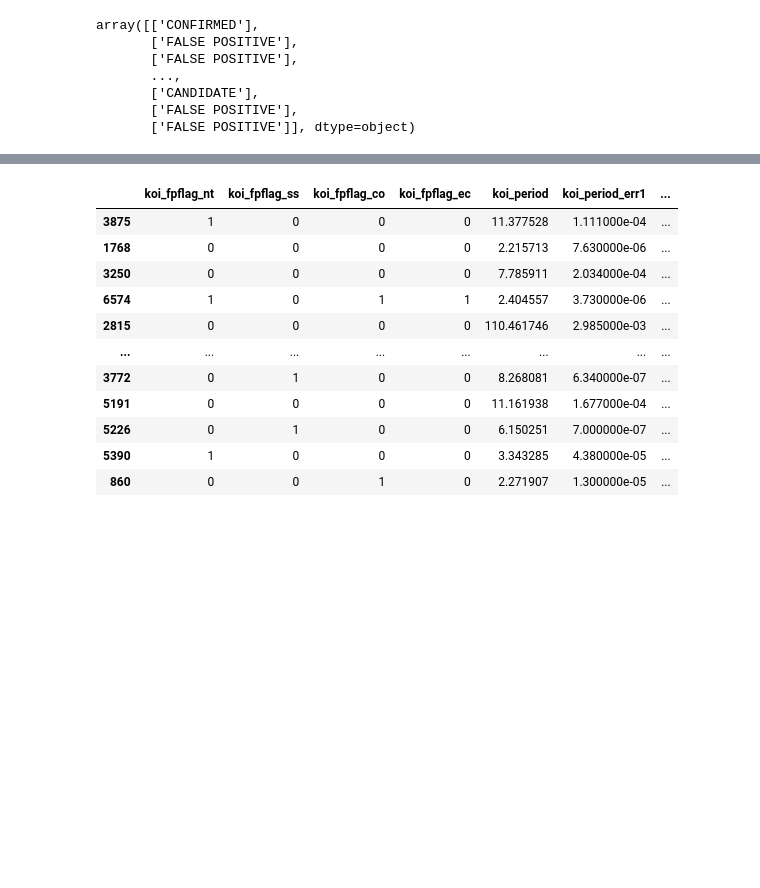
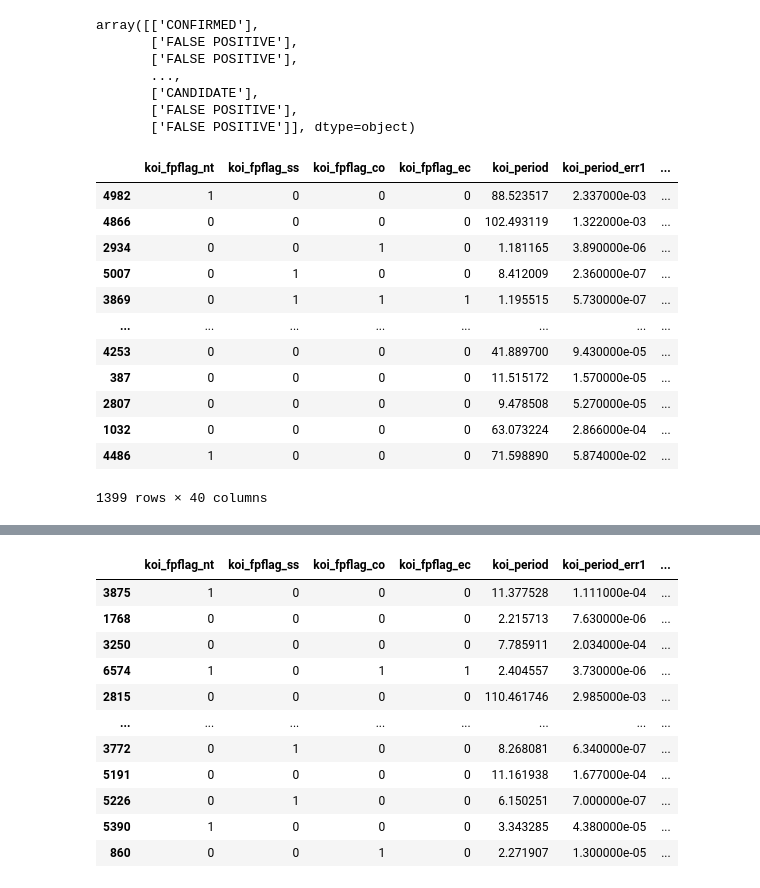
Before and after one commit to saurin33/machine_learning_challenge, a Jupyter notebook: starter_code/model_1.ipynb, the cells around one changed output, grey strips where cells are left out. Saved outputs shown, nothing was run; the diff lists cells and outputs as text; code cells hidden in the pictures; blank space fills up the shorter version.

```diff
--- a/starter_code/model_1.ipynb
+++ b/starter_code/model_1.ipynb
@@ -102,3 +102,19 @@ array([['CONFIRMED'],
        ['FALSE POSITIVE']], dtype=object)
 # %%
 X_train, X_test, y_train, y_test = train_test_split(X, y , test_size = 0.2, random_state = 42)
+# %%
+X_test
+# %% [output]
+|  | koi_fpflag_nt | koi_fpflag_ss | koi_fpflag_co | koi_fpflag_ec | koi_period | koi_period_err1 | ... |
+| 4982 | 1 | 0 | 0 | 0 | 88.523517 | 2.337000e-03 | ... |
+| 4866 | 0 | 0 | 0 | 0 | 102.493119 | 1.322000e-03 | ... |
+| 2934 | 0 | 0 | 1 | 0 | 1.181165 | 3.890000e-06 | ... |
+| 5007 | 0 | 1 | 0 | 0 | 8.412009 | 2.360000e-07 | ... |
+| 3869 | 0 | 1 | 1 | 1 | 1.195515 | 5.730000e-07 | ... |
+| ... | ... | ... | ... | ... | ... | ... | ... |
+| 4253 | 0 | 0 | 0 | 0 | 41.889700 | 9.430000e-05 | ... |
+| 387 | 0 | 0 | 0 | 0 | 11.515172 | 1.570000e-05 | ... |
+| 2807 | 0 | 0 | 0 | 0 | 9.478508 | 5.270000e-05 | ... |
+| 1032 | 0 | 0 | 0 | 0 | 63.073224 | 2.866000e-04 | ... |
+| 4486 | 1 | 0 | 0 | 0 | 71.598890 | 5.874000e-02 | ... |
+1399 rows × 40 columns
```
Also changed, not shown: parts of 6 cells of this notebook.
